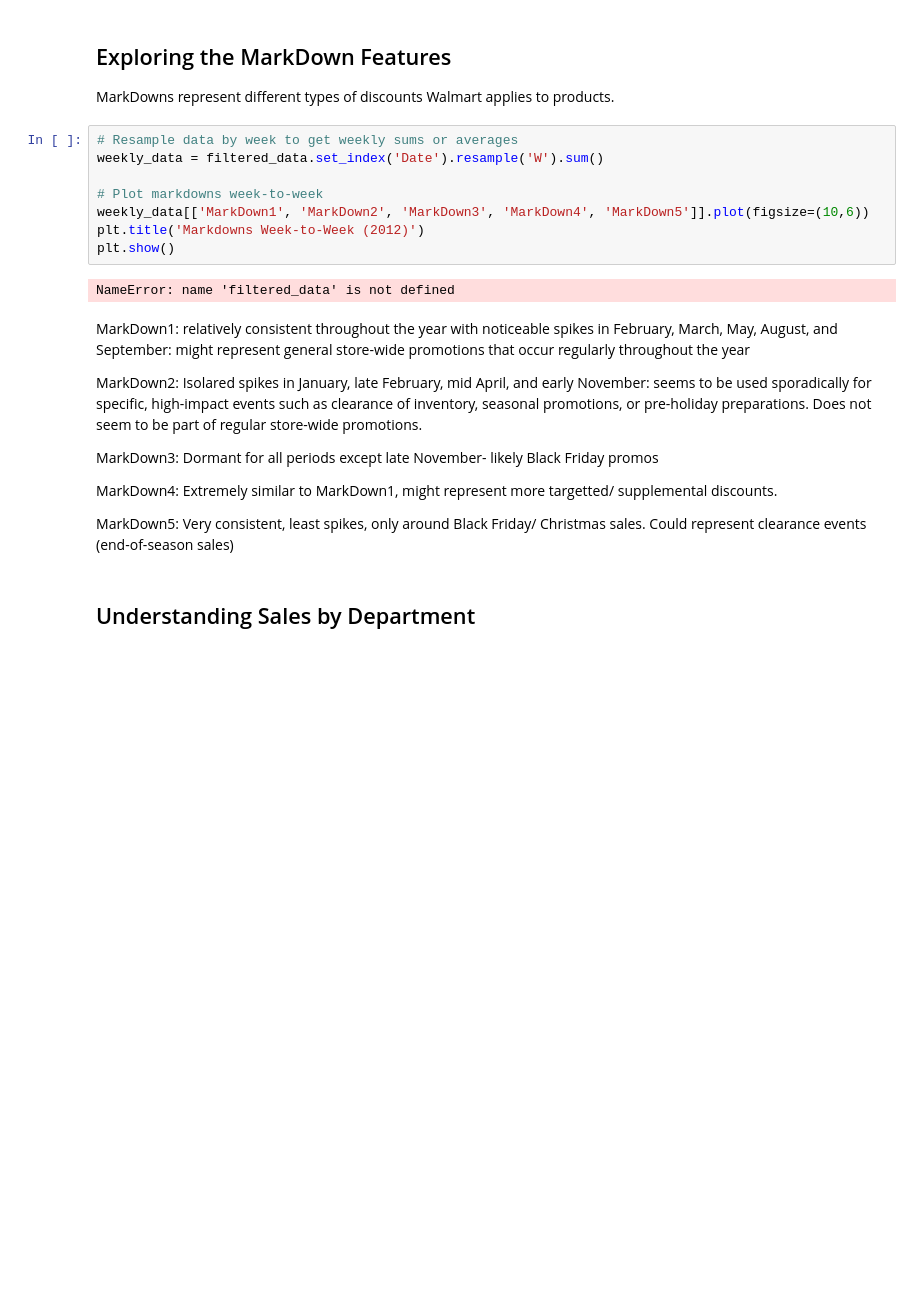
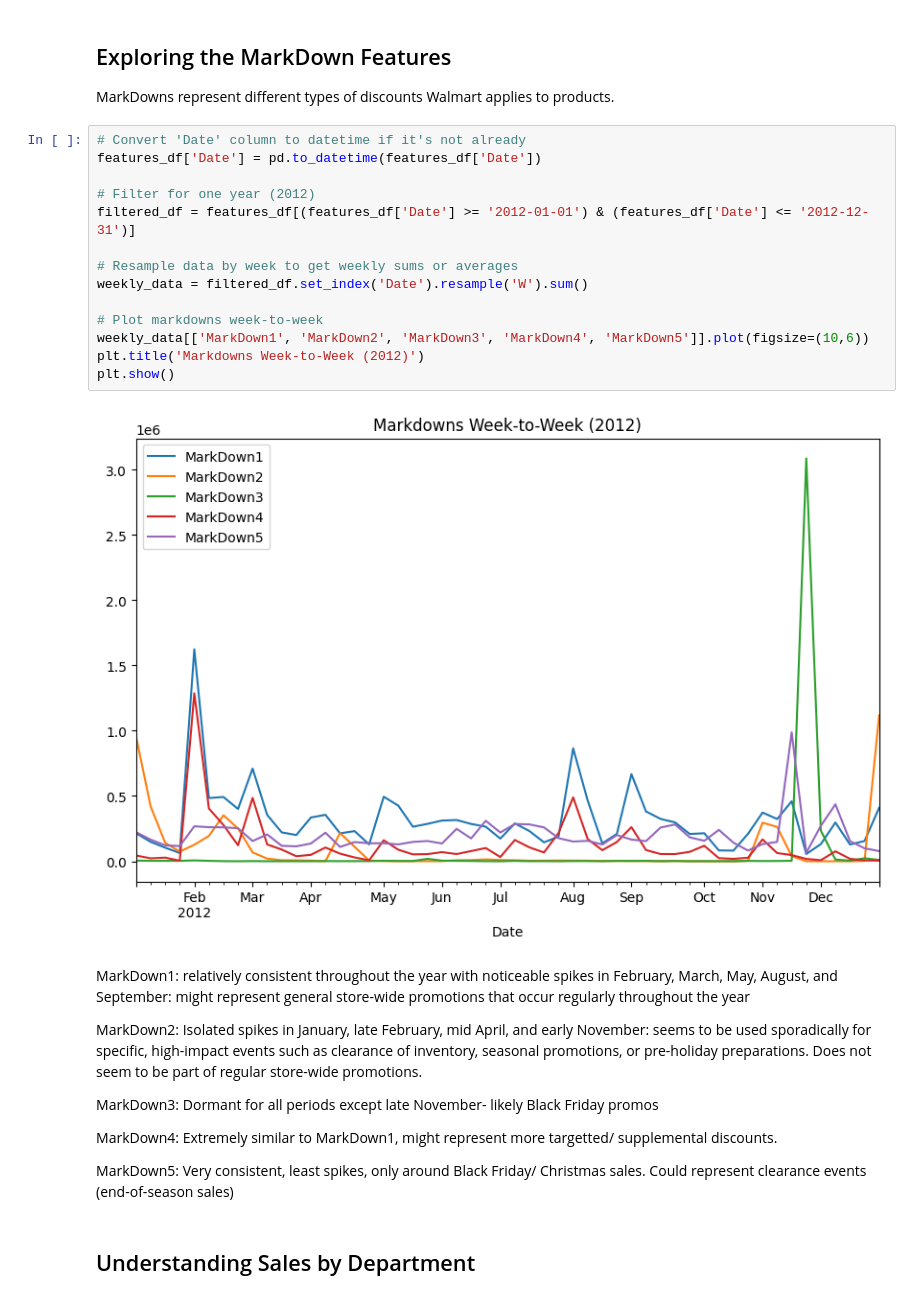
Before and after one commit to dimakazlouski/Walmart-Sales-Forecasting, a Jupyter notebook: Notebooks/01_Data_Exploration.ipynb, the cells around one changed output. Drawn from its saved outputs; the diff is of its cells as text; blank space fills up the shorter version.

```diff
--- a/Notebooks/01_Data_Exploration.ipynb
+++ b/Notebooks/01_Data_Exploration.ipynb
@@ -243,19 +247,25 @@ Confirming there isn't a huge difference between sales during non-holiday and ho
 
 MarkDowns represent different types of discounts Walmart applies to products.
 # %%
+# Convert 'Date' column to datetime if it's not already
+features_df['Date'] = pd.to_datetime(features_df['Date'])
+
+# Filter for one year (2012)
+filtered_df = features_df[(features_df['Date'] >= '2012-01-01') & (features_df['Date'] <= '2012-12-31')]
+
 # Resample data by week to get weekly sums or averages
-weekly_data = filtered_data.set_index('Date').resample('W').sum()
+weekly_data = filtered_df.set_index('Date').resample('W').sum()
 
 # Plot markdowns week-to-week
 weekly_data[['MarkDown1', 'MarkDown2', 'MarkDown3', 'MarkDown4', 'MarkDown5']].plot(figsize=(10,6))
 plt.title('Markdowns Week-to-Week (2012)')
 plt.show()
 # %% [output]
-NameError: name 'filtered_data' is not defined
+[figure, added]
 # %% [markdown]
 MarkDown1: relatively consistent throughout the year with noticeable spikes in February, March, May, August, and September: might represent general store-wide promotions that occur regularly throughout the year
 
-MarkDown2: Isolared spikes in January, late February, mid April, and early November: seems to be used sporadically for specific, high-impact events such as clearance of inventory, seasonal promotions, or pre-holiday preparations. Does not seem to be part of regular store-wide promotions.
+MarkDown2: Isolated spikes in January, late February, mid April, and early November: seems to be used sporadically for specific, high-impact events such as clearance of inventory, seasonal promotions, or pre-holiday preparations. Does not seem to be part of regular store-wide promotions.
 
 MarkDown3: Dormant for all periods except late November- likely Black Friday promos
 
```
Also changed, not shown: parts of 8 cells of this notebook.
